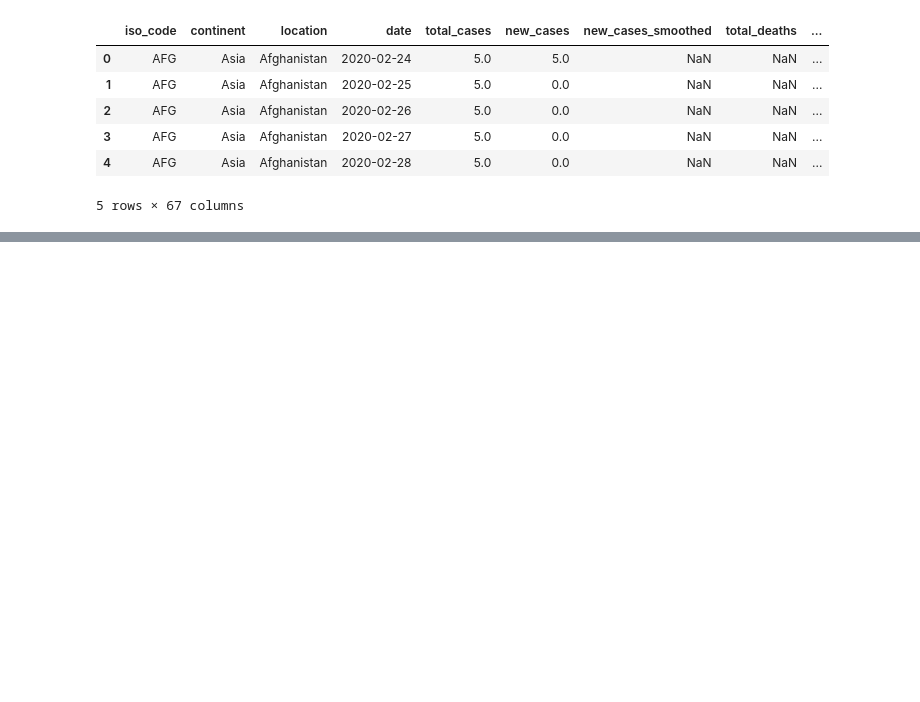
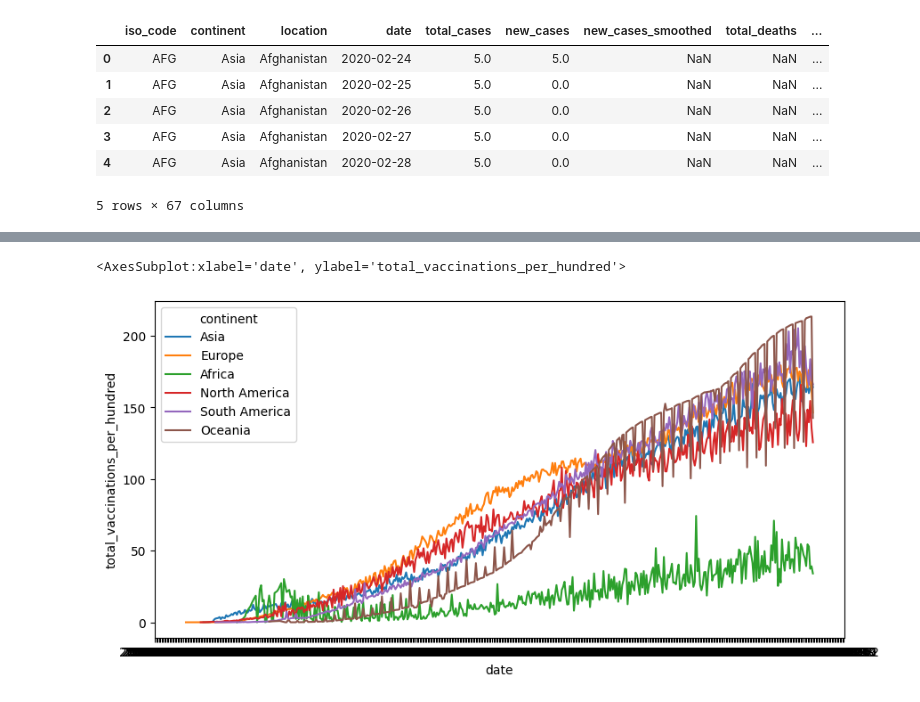
Before and after one commit to youribenadjaoud/mph-thesis, a Jupyter notebook: src/notebooks/international_exploration.ipynb, the cells around one changed output, grey strips where cells are left out. Drawn from its saved outputs; the diff is of its cells as text; code cells hidden in the pictures; blank space fills up the shorter version.

```diff
--- a/src/notebooks/international_exploration.ipynb
+++ b/src/notebooks/international_exploration.ipynb
@@ -8,3 +10,3 @@ import numpy as np
 # %%
-df_vacc = pd.read_csv("../../../data/owid/owid-covid-data.csv")
+df_vacc = pd.read_csv("../../data/owid/owid-covid-data.csv")
 # %%
@@ -19,0 +39,17 @@ df_vacc.head()
+# %%
+fig, ax = plt.subplots(figsize=(10, 5), dpi=100)
+
+sns.lineplot(
+    data=df_vacc,
+    x="date",
+    y="total_vaccinations_per_hundred",
+    hue="continent",
+    ci=None,
+)
+
+# ax.set(xlabel="Timeline", ylabel="Percent Fully Vaccinated")
+# ax.set(title="Proportion of Population Fully Vaccinated By Vaccine Mandates")
+# plt.xticks(rotation=45)
+# %% [output]
+<AxesSubplot:xlabel='date', ylabel='total_vaccinations_per_hundred'>
+[figure, added]
```
Also changed, not shown: parts of 3 cells of this notebook, 4 other files.
